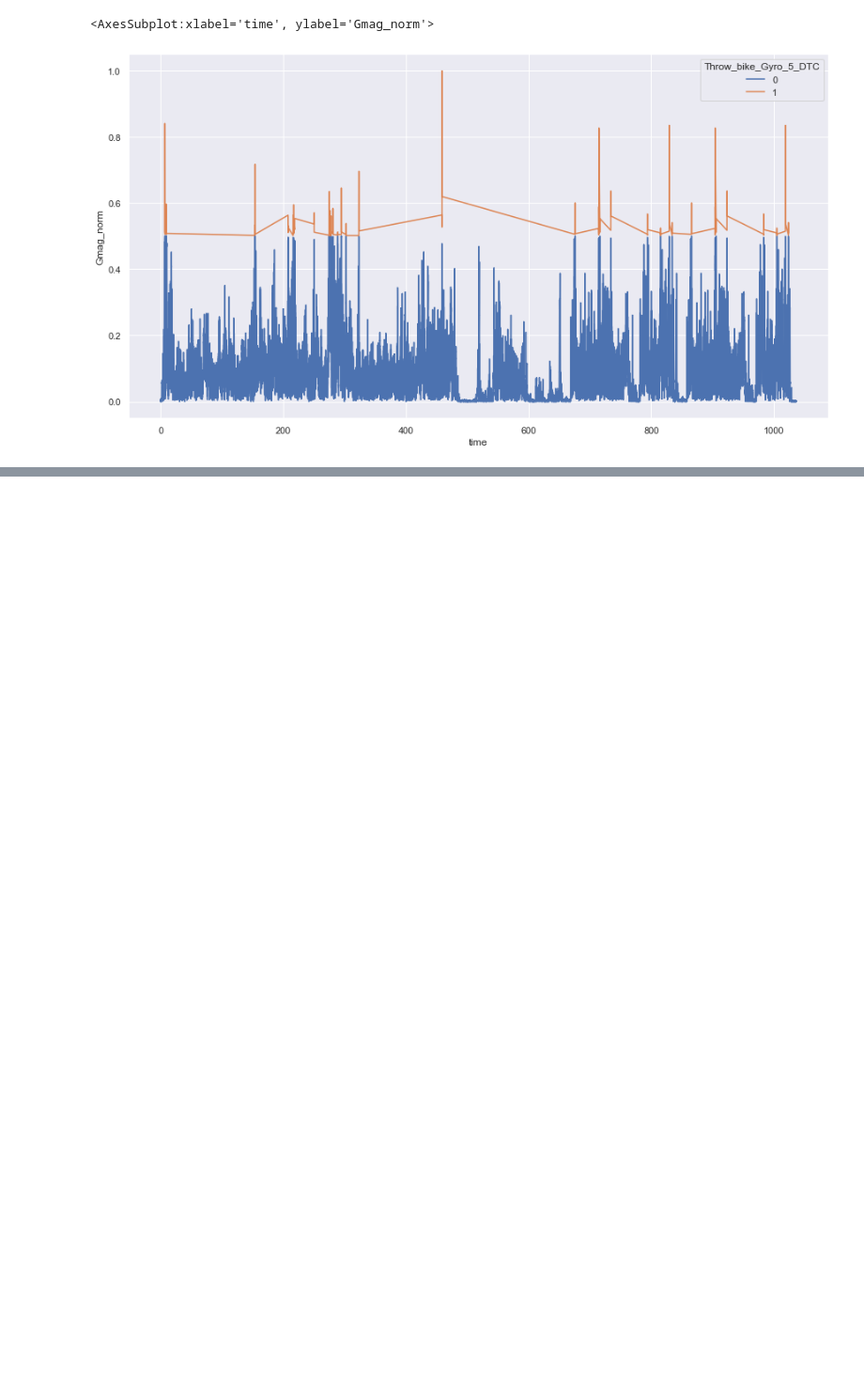
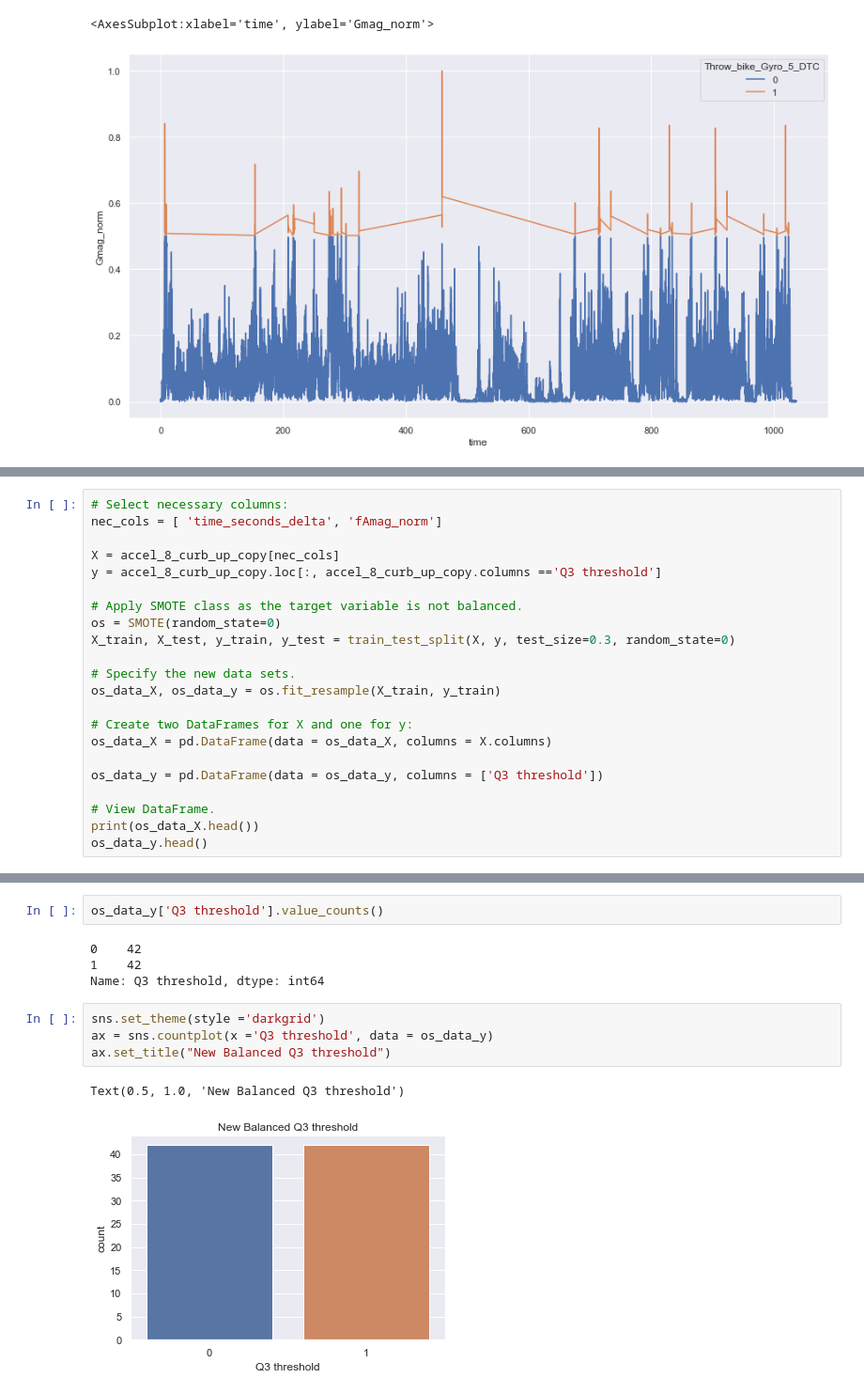
Before and after one commit to ttuncay/Zoomo-Project_LEVeraging-Data-Team, a Jupyter notebook: Data Analysis Step 3 Incident Prediction On Unlabelled Data/Data Analysis Step 3 Incident Prediction On Unlabelled Data_v2.ipynb, the cells around one changed output, grey strips where cells are left out. Shown at 94% size. Drawn from its saved outputs; the diff is of its cells as text; blank space fills up the shorter version.

```diff
--- a/Data Analysis Step 3 Incident Prediction On Unlabelled Data/Data Analysis Step 3 Incident Prediction On Unlabelled Data_v2.ipynb
+++ b/Data Analysis Step 3 Incident Prediction On Unlabelled Data/Data Analysis Step 3 Incident Prediction On Unlabelled Data_v2.ipynb
@@ -1093,0 +1146,22 @@ sns.lineplot(data=IOT_gyro, x='time', y='Gmag_norm', hue='Throw_bike_Gyro_5_DTC'
+# %%
+# Select necessary columns:
+nec_cols = [ 'time_seconds_delta', 'fAmag_norm']
+
+X = accel_8_curb_up_copy[nec_cols]
+y = accel_8_curb_up_copy.loc[:, accel_8_curb_up_copy.columns =='Q3 threshold']
+
+# Apply SMOTE class as the target variable is not balanced.
+os = SMOTE(random_state=0)
+X_train, X_test, y_train, y_test = train_test_split(X, y, test_size=0.3, random_state=0)
+
+# Specify the new data sets.
+os_data_X, os_data_y = os.fit_resample(X_train, y_train)
+
+# Create two DataFrames for X and one for y:
+os_data_X = pd.DataFrame(data = os_data_X, columns = X.columns)
+
+os_data_y = pd.DataFrame(data = os_data_y, columns = ['Q3 threshold'])
+
+# View DataFrame.
+print(os_data_X.head())
+os_data_y.head()
@@ -1093,0 +1181,13 @@ sns.lineplot(data=IOT_gyro, x='time', y='Gmag_norm', hue='Throw_bike_Gyro_5_DTC'
+# %%
+os_data_y['Q3 threshold'].value_counts()
+# %% [output]
+0    42
+1    42
+Name: Q3 threshold, dtype: int64
+# %%
+sns.set_theme(style ='darkgrid')
+ax = sns.countplot(x ='Q3 threshold', data = os_data_y)
+ax.set_title("New Balanced Q3 threshold")
+# %% [output]
+Text(0.5, 1.0, 'New Balanced Q3 threshold')
+[figure, added]
```
Also changed, not shown: parts of 24 cells of this notebook, 1 other file.
